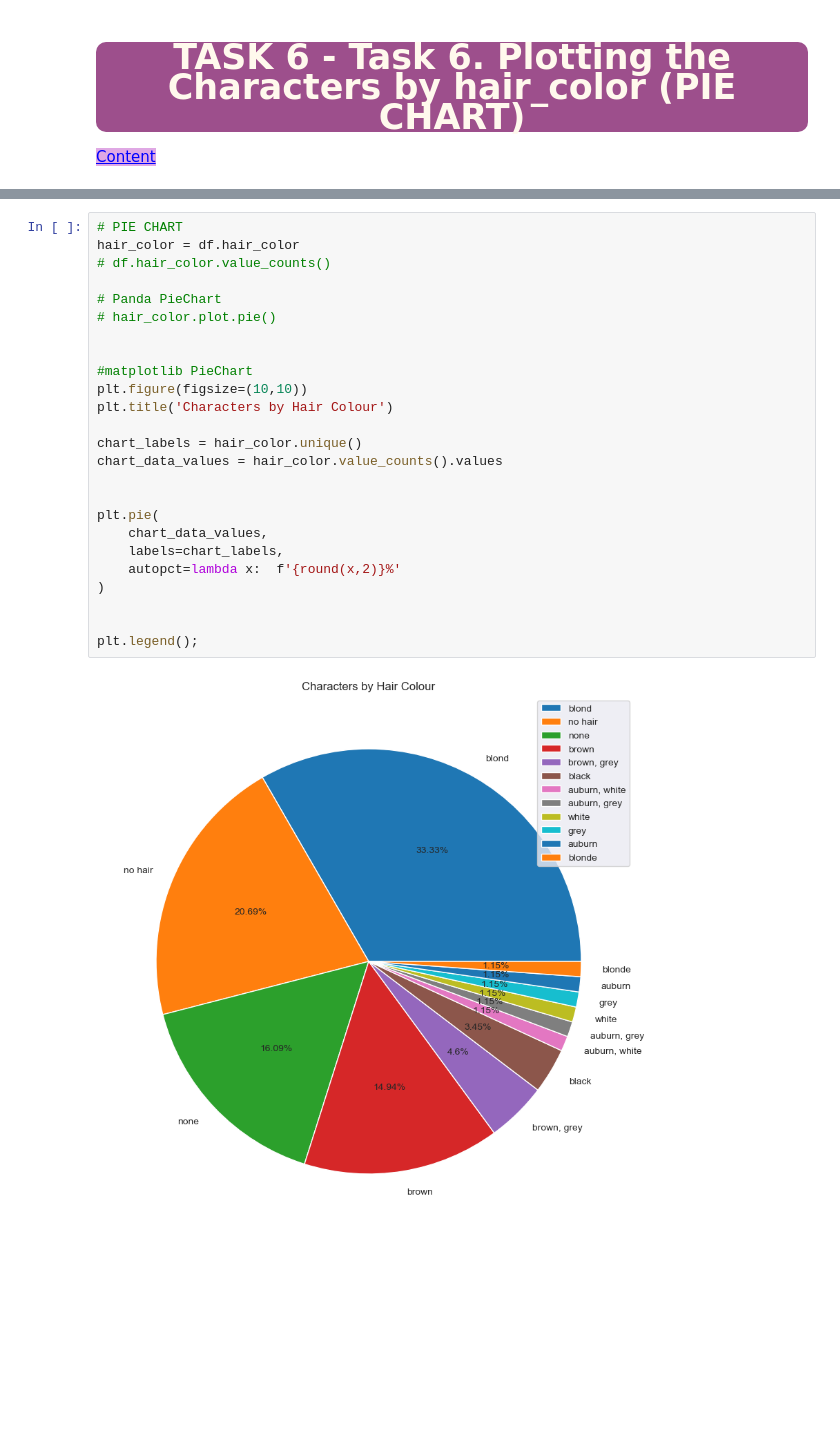
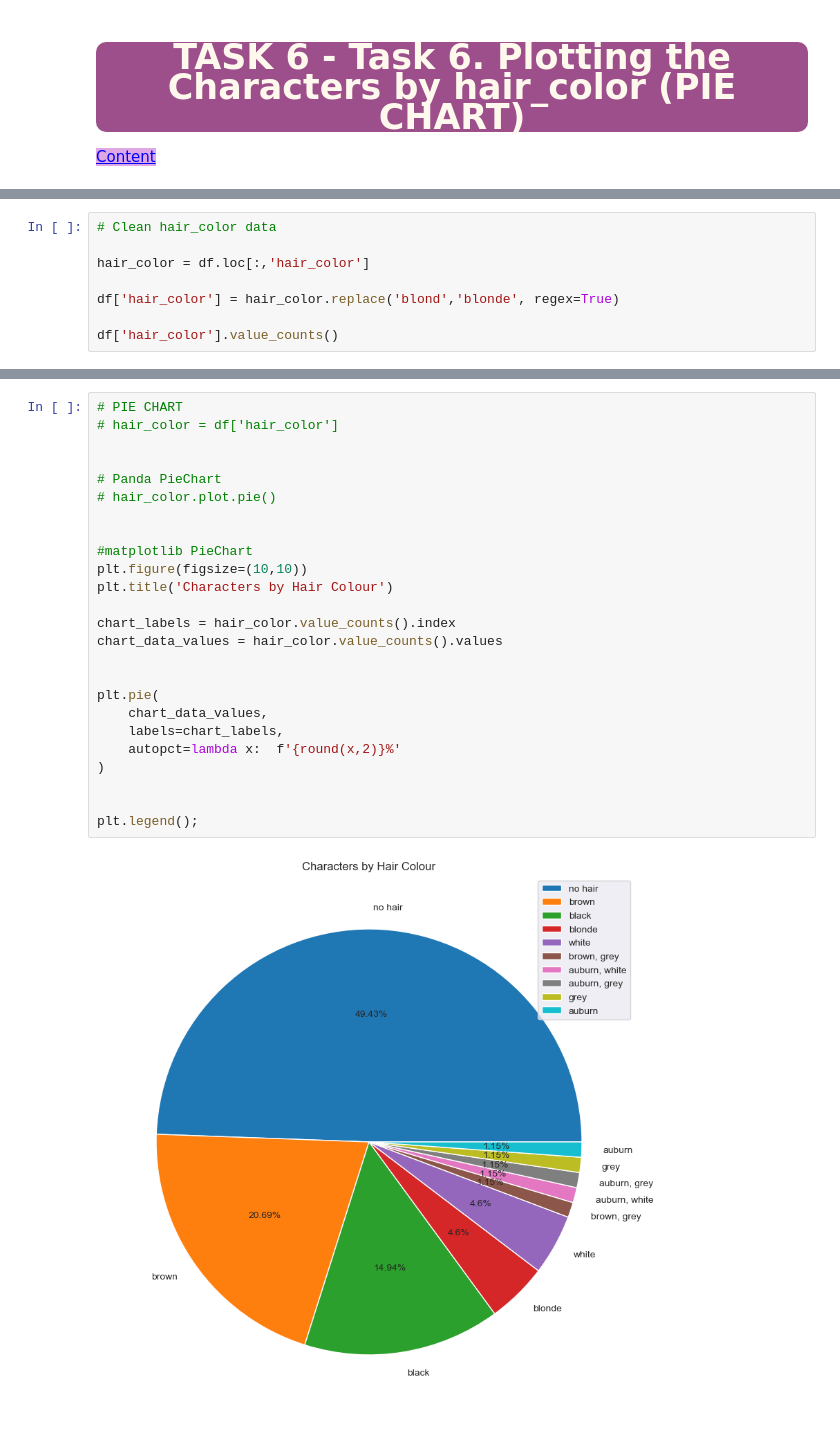
Before and after one commit to iceyisaak/clarusway_ds, a Jupyter notebook: Student_Star_Wars_Characters_assignment_1 (matplotlib)_V02.ipynb, the cells around one changed output, grey strips where cells are left out. Cells and saved outputs as stored; diff of their text form; blank space fills up the shorter version.

```diff
--- a/Student_Star_Wars_Characters_assignment_1 (matplotlib)_V02.ipynb
+++ b/Student_Star_Wars_Characters_assignment_1 (matplotlib)_V02.ipynb
@@ -640,0 +653,8 @@ style="color:blue; background-color:#dfa8e4" data-toggle="popover">Content</a>
+# %%
+# Clean hair_color data
+
+hair_color = df.loc[:,'hair_color']
+
+df['hair_color'] = hair_color.replace('blond','blonde', regex=True)
+
+df['hair_color'].value_counts()
@@ -641,30 +708,30 @@ style="color:blue; background-color:#dfa8e4" data-toggle="popover">Content</a>
 # %%
 # PIE CHART
-hair_color = df.hair_color
-# df.hair_color.value_counts()
+# hair_color = df['hair_color']
+
 
 # Panda PieChart
 # hair_color.plot.pie()
 
 
 #matplotlib PieChart
 plt.figure(figsize=(10,10))
 plt.title('Characters by Hair Colour')
 
-chart_labels = hair_color.unique()
+chart_labels = hair_color.value_counts().index
 chart_data_values = hair_color.value_counts().values
 
 
 plt.pie(
     chart_data_values,
     labels=chart_labels,
     autopct=lambda x:  f'{round(x,2)}%'
 )
 
 
 plt.legend();
 # %% [output]
-[figure, old version]
+[figure, new version]
 # %% [markdown]
 ## <p style="background-color:#9d4f8c; font-family:newtimeroman; color:#FFF9ED; font-size:150%; text-align:center; border-radius:10px 10px;">THE END OF THE ASSIGNMENT 01</p>
 
```
Also changed, not shown: parts of 6 cells of this notebook.
